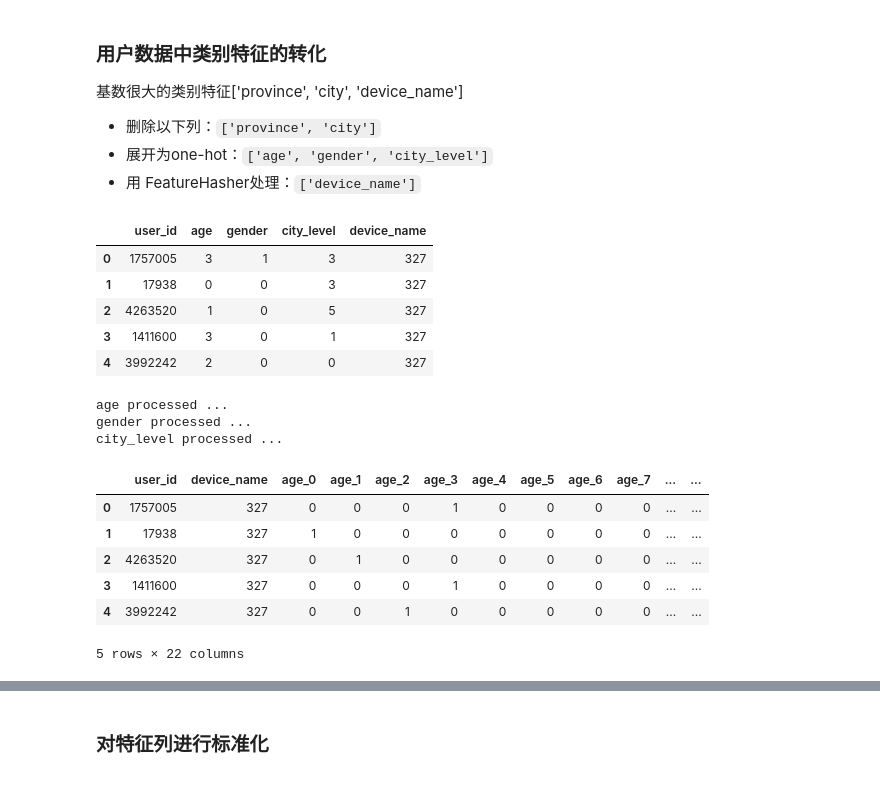
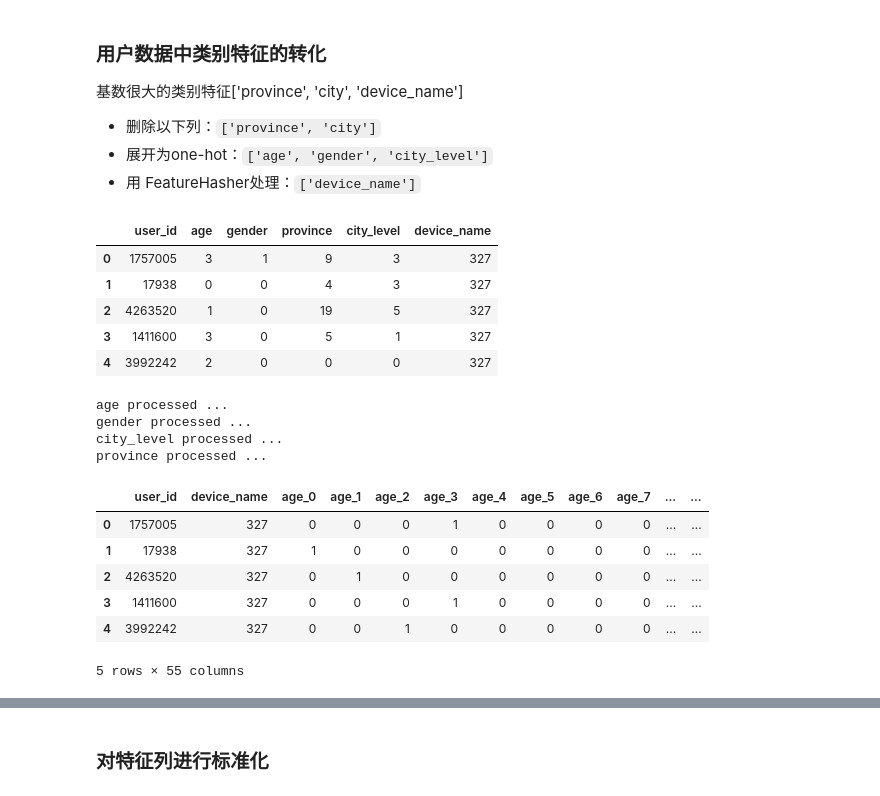
Before and after one commit to GZYZG/2021-digix-recommendation, a Jupyter notebook: explore-data.ipynb, the cells around one changed output, grey strips where cells are left out. Cells and saved outputs as stored; diff of their text form; code cells hidden in the pictures.

```diff
--- a/explore-data.ipynb
+++ b/explore-data.ipynb
@@ -392,20 +393,20 @@ device_name  :  1826
 - 展开为one-hot：`['age', 'gender', 'city_level']`
 - 用 FeatureHasher处理：`['device_name']`
 # %%
-del_cols = ['province', 'city', 'country']
+del_cols = [ 'city', 'country']
 for dc in del_cols:
     user_data.drop([dc], axis=1, inplace=True)
 
 user_data.head(5)
 # %% [output]
-|  | user_id | age | gender | city_level | device_name |
-| 0 | 1757005 | 3 | 1 | 3 | 327 |
-| 1 | 17938 | 0 | 0 | 3 | 327 |
-| 2 | 4263520 | 1 | 0 | 5 | 327 |
-| 3 | 1411600 | 3 | 0 | 1 | 327 |
-| 4 | 3992242 | 2 | 0 | 0 | 327 |
+|  | user_id | age | gender | province | city_level | device_name |
+| 0 | 1757005 | 3 | 1 | 9 | 3 | 327 |
+| 1 | 17938 | 0 | 0 | 4 | 3 | 327 |
+| 2 | 4263520 | 1 | 0 | 19 | 5 | 327 |
+| 3 | 1411600 | 3 | 0 | 5 | 1 | 327 |
+| 4 | 3992242 | 2 | 0 | 0 | 0 | 327 |
 # %%
-onehot_cols = ['age', 'gender', 'city_level']
+onehot_cols = ['age', 'gender', 'city_level', 'province']
 
 for oc in onehot_cols:
     df = user_data[oc]
@@ -421,13 +422,14 @@ user_data.head(5)
 age processed ...
 gender processed ...
 city_level processed ...
+province processed ...
 |  | user_id | device_name | age_0 | age_1 | age_2 | age_3 | age_4 | age_5 | age_6 | age_7 | ... | ... |
 | 0 | 1757005 | 327 | 0 | 0 | 0 | 1 | 0 | 0 | 0 | 0 | ... | ... |
 | 1 | 17938 | 327 | 1 | 0 | 0 | 0 | 0 | 0 | 0 | 0 | ... | ... |
 | 2 | 4263520 | 327 | 0 | 1 | 0 | 0 | 0 | 0 | 0 | 0 | ... | ... |
 | 3 | 1411600 | 327 | 0 | 0 | 0 | 1 | 0 | 0 | 0 | 0 | ... | ... |
 | 4 | 3992242 | 327 | 0 | 0 | 1 | 0 | 0 | 0 | 0 | 0 | ... | ... |
-5 rows × 22 columns
+5 rows × 55 columns
 # %%
 fh_cols = ['device_name']
 n_feats = [10]
```
Also changed, not shown: parts of 32 cells of this notebook, 11 other files.
